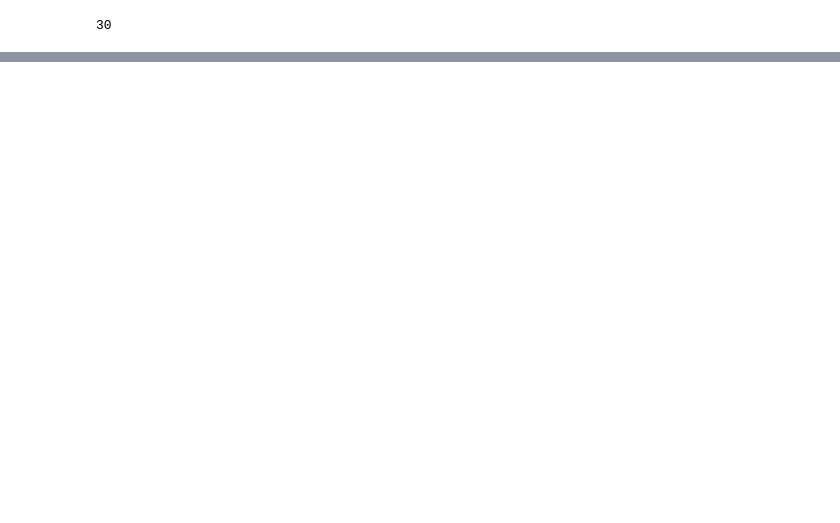
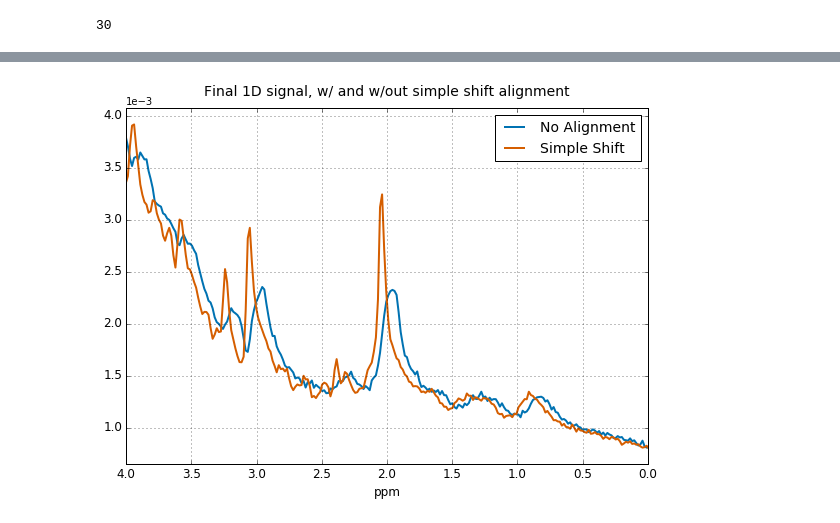
Before and after one commit to openmrslab/openmrslab, a Jupyter notebook: examples/TwixFrequencyCorrection.ipynb, the cells around one changed output, grey strips where cells are left out. Saved outputs shown, nothing was run; the diff lists cells and outputs as text; code cells hidden in the pictures; blank space fills up the shorter version.

```diff
--- a/examples/TwixFrequencyCorrection.ipynb
+++ b/examples/TwixFrequencyCorrection.ipynb
@@ -67,0 +140,31 @@ pyplot.ylim([0, 0.008])
+# %%
+# Use the following input parameters
+# window = [-30,30]: Hz range to use for locating the peaks
+# ref_idx = 0: Use the first signal in the array as the reference
+# max_type = 'abs': Use the magnitude of the signal to identify peaks
+# pad_with = 'replicate': If a signal has to be shifted to the left/right to align with the reference, pad the beginning/end replicas of the first/last data points
+
+aligned_data_fd, peak_deltas = suspect.processing.frequency_correction.peak_alignment(data.frequency_axis(),
+                                                                                      combined_data_no_ave.spectrum(),
+                                                                                      [-30,30], ref_idx=0, max_type='abs', pad_with = 'replicate');
+
+# Plot the results a couple of different ways
+params['title'] = '128 scans, after Simple Shift alignment'
+
+# In the region around the residual H2O peak
+params['xlim'] = [4.5,4.9]
+plot_sigs.plot(data.frequency_axis_ppm(),np.abs(aligned_data_fd),plot_type='spectra',plot_params = params);
+
+# In the metabolite region
+params['xlim'] = [0,4]
+plot_sigs.plot(data.frequency_axis_ppm(),np.abs(aligned_data_fd),plot_type='spectra',plot_params = params);
+
+# Plot the ppm shift required to align all of the averages to the reference signal
+# Create a new figure
+pyplot.figure(figsize=(8,6))
+pyplot.plot(range(1,len(peak_deltas)+1),peak_deltas,linewidth=2);
+pyplot.xlim([0,len(peak_deltas)+1]);
+pyplot.grid('on')
+pyplot.xlabel('Scan repetition',fontsize=14)
+pyplot.ylabel('Hz',fontsize=14)
+pyplot.title('Peak shift to align with reference (Hz)',fontsize=14);
@@ -67,0 +181,12 @@ pyplot.ylim([0, 0.008])
+# %%
+# Take the average of the datasets
+mean_no_align = np.average(combined_data_no_ave.spectrum(),axis=0)
+mean_simp_shift = np.average(aligned_data_fd,axis=0)
+
+# Plot them on the same axis
+shift_compare = np.abs(np.vstack((mean_no_align,mean_simp_shift)))
+params = {'xlim':[0,4],'xlabel':'ppm','title':'Final 1D signal, w/ and w/out simple shift alignment'}
+_, _, line_handles = plot_sigs.plot(data.frequency_axis_ppm(),shift_compare,plot_type='spectrum',plot_params = params);
+leg_handle = pyplot.legend(line_handles,['No Alignment','Simple Shift'],fontsize=14);
+# %% [output]
+[figure, added]
```
Also changed, not shown: parts of 29 cells of this notebook.
